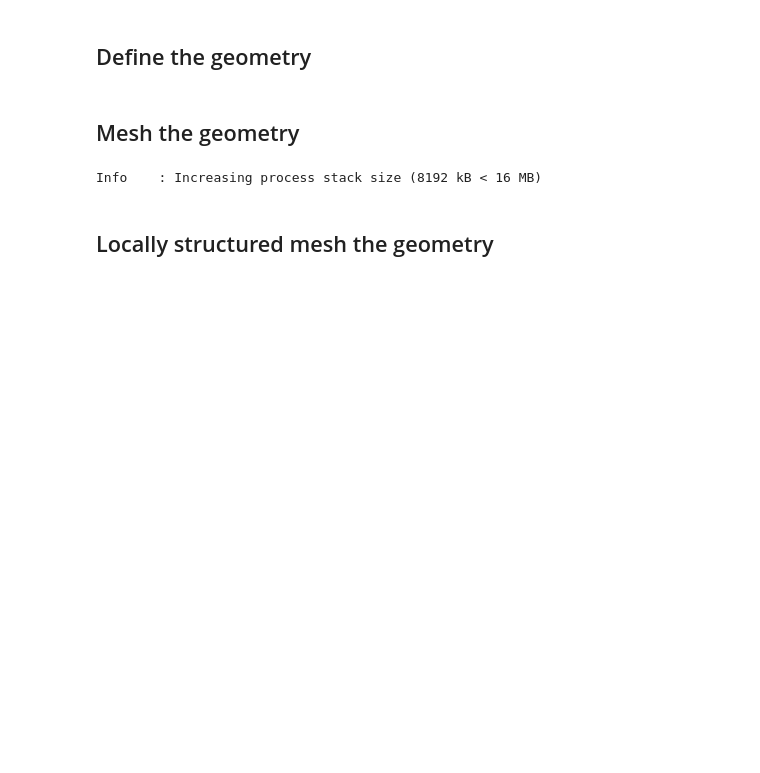
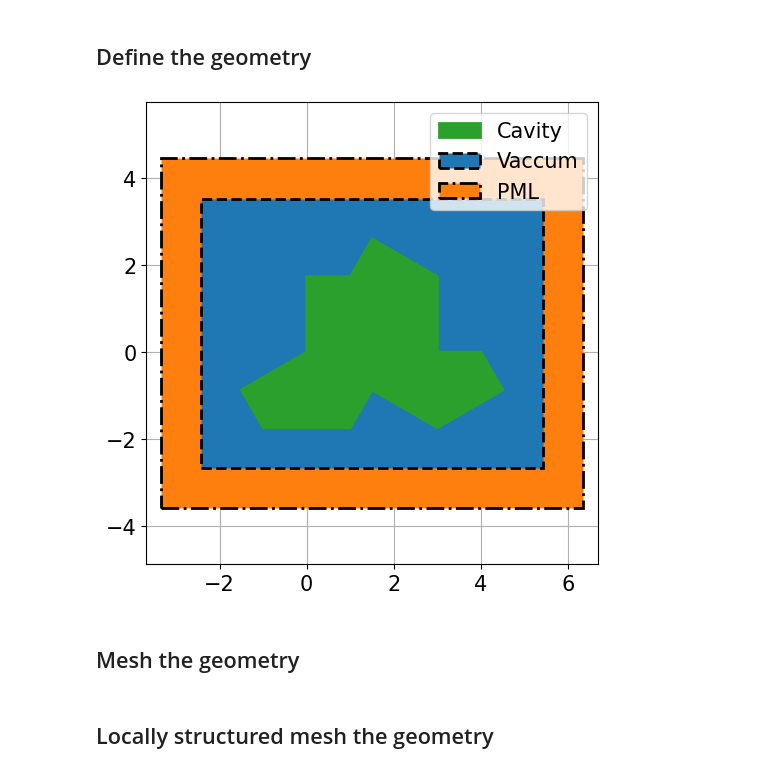
Before and after one commit to zmoitier/lostinmsh, a Jupyter notebook: docs/aperiodic_monotile.ipynb, the cells around one changed output. Cells and saved outputs as stored; diff of their text form; code cells hidden in the pictures; blank space fills up the shorter version.

```diff
--- a/docs/aperiodic_monotile.ipynb
+++ b/docs/aperiodic_monotile.ipynb
@@ -32,16 +35,20 @@ lsm.plot_polygon(polygon, ax=ax)
 # %% [markdown]
 ## Define the geometry
 # %%
-geometry = lsm.Geometry.from_polygon(polygon, lsm.AutoCircular(border_factor=0.25))
+geometry = lsm.Geometry(
+    polygons=[polygon],
+    border=lsm.rectangular_border([polygon], inner_factor=0.25, thickness_factor=0.25),
+)
 
 fig, ax = plt.subplots(figsize=[5, 5], layout="constrained")
 lsm.plot_geometry(geometry, ax=ax)
+fig
+# %% [output]
+[figure, added]
 # %% [markdown]
 ## Mesh the geometry
 # %%
-lsm.mesh_unstructured(geometry, 0.2, lsm.GmshOptions(gui=True))
+lsm.mesh_unstructured(geometry, 0.1, lsm.GmshOptions(gui=True))
-# %% [output]
-Info    : Increasing process stack size (8192 kB < 16 MB)
 # %% [markdown]
 ## Locally structured mesh the geometry
 # %%
```
Also changed, not shown: parts of 2 cells of this notebook, 6 other files.
